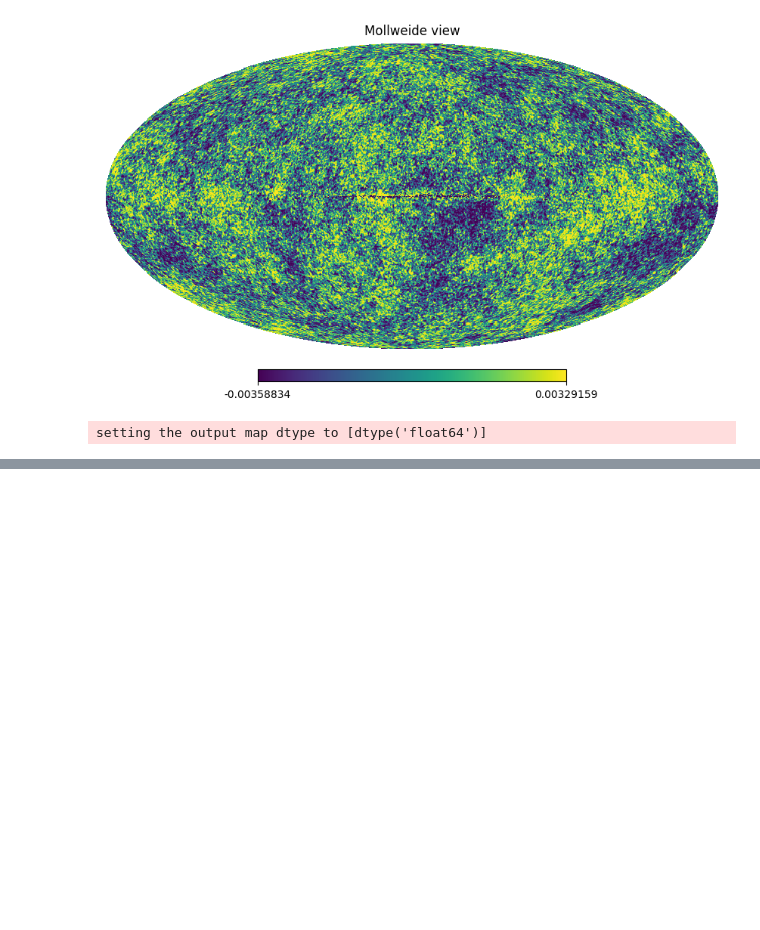
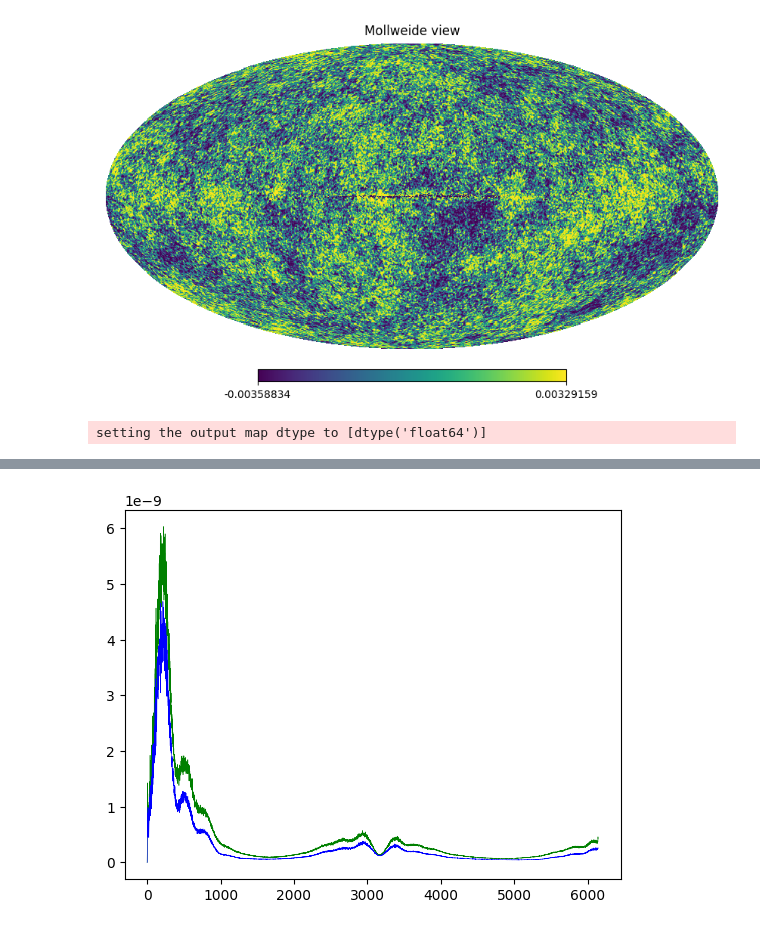
Before and after one commit to afduquebr/Planck-2015, a Jupyter notebook: Code/ILC.ipynb, the cells around one changed output, grey strips where cells are left out. Drawn from its saved outputs; the diff is of its cells as text; code cells hidden in the pictures; blank space fills up the shorter version.

```diff
--- a/Code/ILC.ipynb
+++ b/Code/ILC.ipynb
@@ -77,0 +133,13 @@ setting the output map dtype to [dtype('float64')]
+# %%
+SH_S = hp.anafast(S_grade)
+SH_Sm = hp.anafast(Sm_grade)
+# %%
+l=np.arange(np.size(SH_S))
+a_l=l*(l+1)/(2*np.pi)
+# %%
+plt.figure()
+plt.plot(l,a_l*SH_S,color="green", linewidth=0.4,label="Unmasked")
+plt.plot(l,a_l*SH_Sm, color="blue", linewidth=0.4,label="Masked")
+plt.show()
+# %% [output]
+[figure, added]
```
Also changed, not shown: parts of 13 cells of this notebook, 1 other file.
